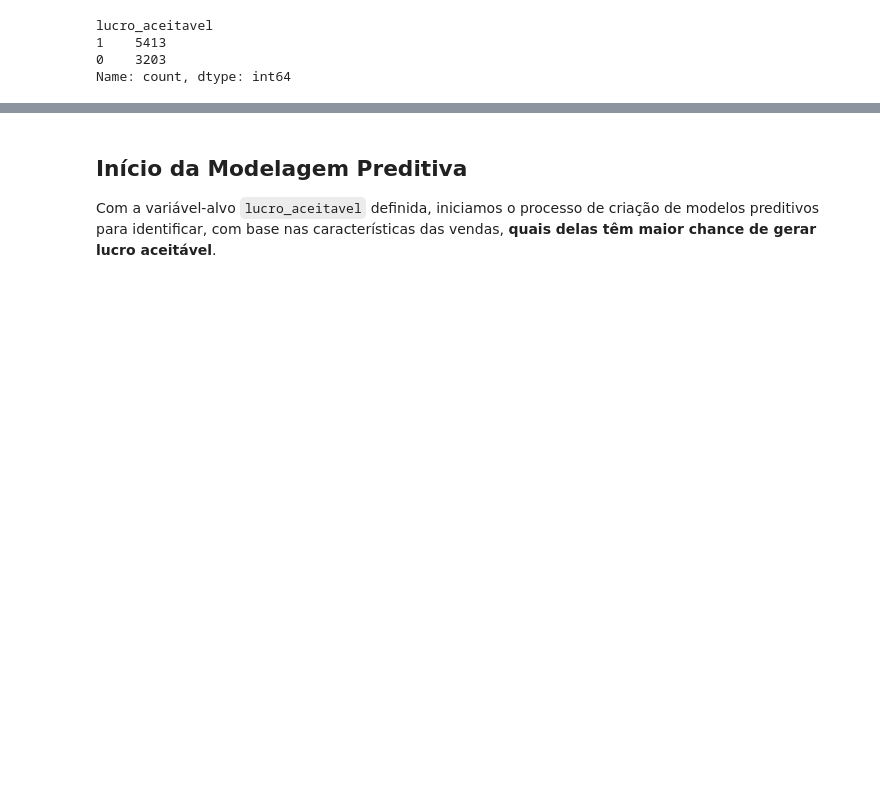
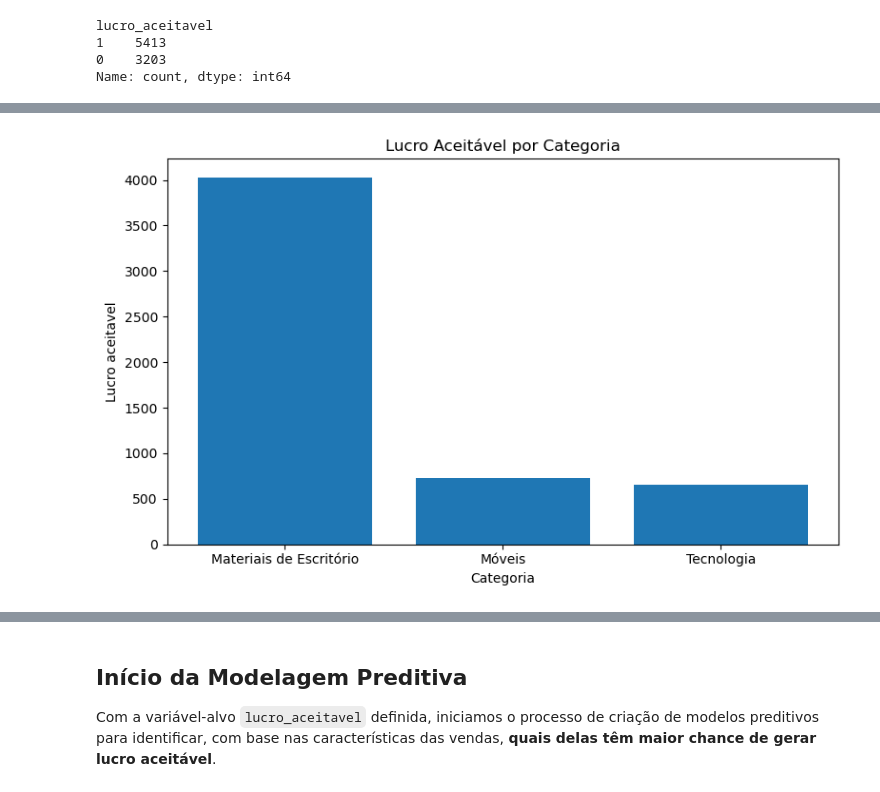
Before and after one commit to PedroMRegis/analise-dados_ijr, a Jupyter notebook: analise_R-Amaral-Office/analise-de-dados.ipynb, the cells around one changed output, grey strips where cells are left out. Cells and saved outputs as stored; diff of their text form; code cells hidden in the pictures; blank space fills up the shorter version.

```diff
--- a/analise_R-Amaral-Office/analise-de-dados.ipynb
+++ b/analise_R-Amaral-Office/analise-de-dados.ipynb
@@ -529,0 +569,12 @@ Name: count, dtype: int64
+# %%
+lucro_aceitavel_por_categoria = df_R_amaral.groupby('categoria', observed=True)['lucro_aceitavel'].sum().reset_index()
+
+plt.figure(figsize=(8, 5))
+plt.bar(lucro_aceitavel_por_categoria['categoria'], lucro_aceitavel_por_categoria['lucro_aceitavel'])
+plt.title('Lucro Aceitável por Categoria')
+plt.xlabel('Categoria')
+plt.ylabel('Lucro aceitavel')
+plt.tight_layout()
+plt.show()
+# %% [output]
+[figure, added]
```
Also changed, not shown: parts of 3 cells of this notebook.
